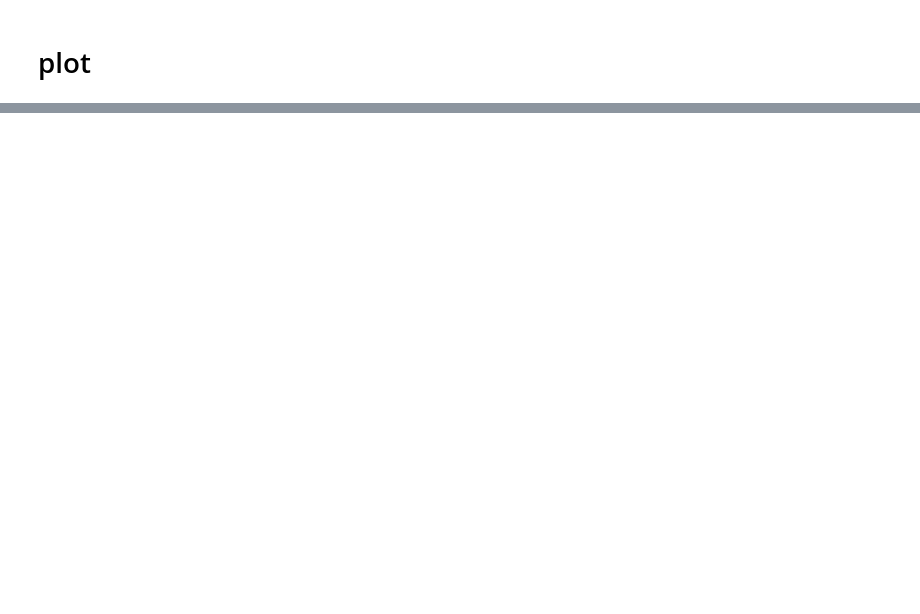
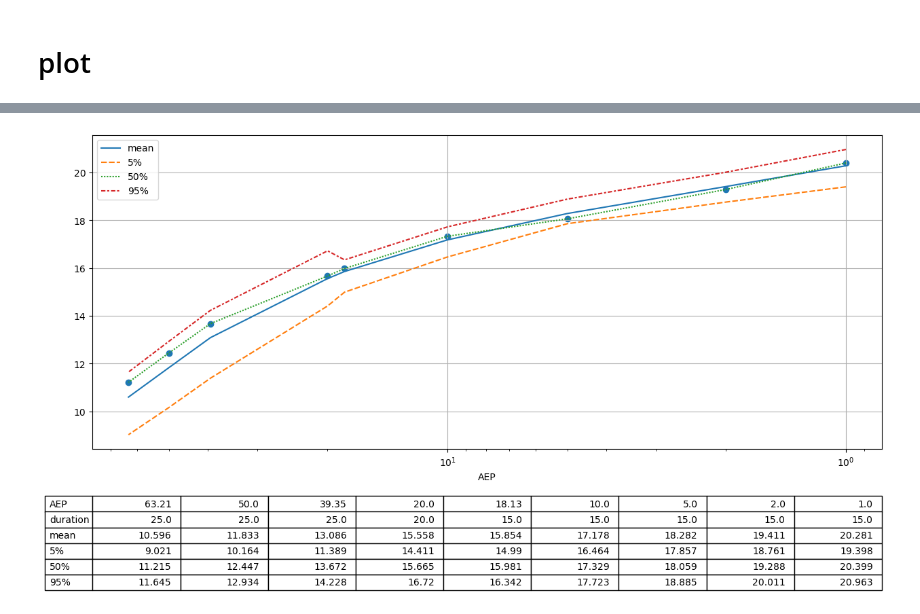
Before and after one commit to Holger-Paxi/Flood_Estimation, a Jupyter notebook: generate_stats_plot_SWMM_hydrograph.ipynb, the cells around one changed output, grey strips where cells are left out. Cells and saved outputs as stored; diff of their text form; code cells hidden in the pictures; blank space fills up the shorter version.

```diff
--- a/generate_stats_plot_SWMM_hydrograph.ipynb
+++ b/generate_stats_plot_SWMM_hydrograph.ipynb
@@ -125,0 +94,4 @@ statistics.loc['frequent','freq_0_2_EY'].T
+# %%
+boundary_limits = pd.DataFrame(max_flow_list.groupby(by=max_flow_list.columns[:3].to_list()).max_flow.quantile(q=[0.05, 0.95])).unstack(level=-1)
+boundary_limits.columns = [[ind[0] for ind in boundary_limits.columns], ['{}%'.format(int(ind[1] * 100)) for ind in boundary_limits.columns]]
+boundary_limits
@@ -125,0 +114,6 @@ statistics.loc['frequent','freq_0_2_EY'].T
+# %%
+statistics = max_flow_list.groupby(by=max_flow_list.columns[:3].to_list()).agg({'max_flow':['describe']})
+statistics.columns = [[ind[0] for ind in statistics.columns], [ind[2] for ind in statistics.columns]]
+statistics = pd.concat([statistics, boundary_limits], axis=1)
+statistics = statistics[statistics.columns[[0, 1, 2, 3, 8, 4, 5, 6, 9, 7]]]
+statistics
@@ -125,0 +136,10 @@ statistics.loc['frequent','freq_0_2_EY'].T
+# %%
+design_flows = statistics[statistics.columns[[1, 4, 6, 8]]]
+design_flows.reset_index(inplace=True)
+design_flows.columns = [ind[0] if ind[1] == '' else ind[1] for ind in design_flows.columns]
+temp_var = list(design_flows.groupby(by=list(design_flows.columns[:2])))
+design_flows = pd.concat(list(val[1].loc[val[1][val[1]['50%'] == val[1]['50%'].max()].index]
+                              for ind, val in enumerate(temp_var)), ignore_index=True)
+design_flows = pd.concat([design_flows, pd.DataFrame({'AEP':[63.21, 50, 39.35, 20, 18.13, 10, 5, 2, 1]})], axis=1)
+design_flows = design_flows[design_flows.columns[[0, 1, 2, 7, 3, 4, 5, 6]]]
+design_flows
@@ -268,0 +200,16 @@ sns.boxplot(data=max_flow_list[max_flow_list.freq_AEP == 'freq_0_2_EY'],
+# %%
+d0 = plt.figure(figsize=(15,6))
+d1 = sns.lineplot(data=design_flows[design_flows.columns[3:]].set_index('AEP'))
+d1.set(xscale='log')
+d1.invert_xaxis()
+d1.grid()
+d1.scatter(data=design_flows,
+           x='AEP',
+           y='50%'
+           )
+d0 = plt.table(cellText=design_flows[['AEP', 'duration', 'mean', '5%', '50%', '95%']].T.to_numpy().round(decimals=3),
+               rowLabels=list(design_flows[['AEP', 'duration', 'mean', '5%', '50%', '95%']].T.index),
+               bbox=[0, -0.45, 1, 0.3],
+               )
+# %% [output]
+[figure, added]
```
Also changed, not shown: parts of 46 cells of this notebook.
